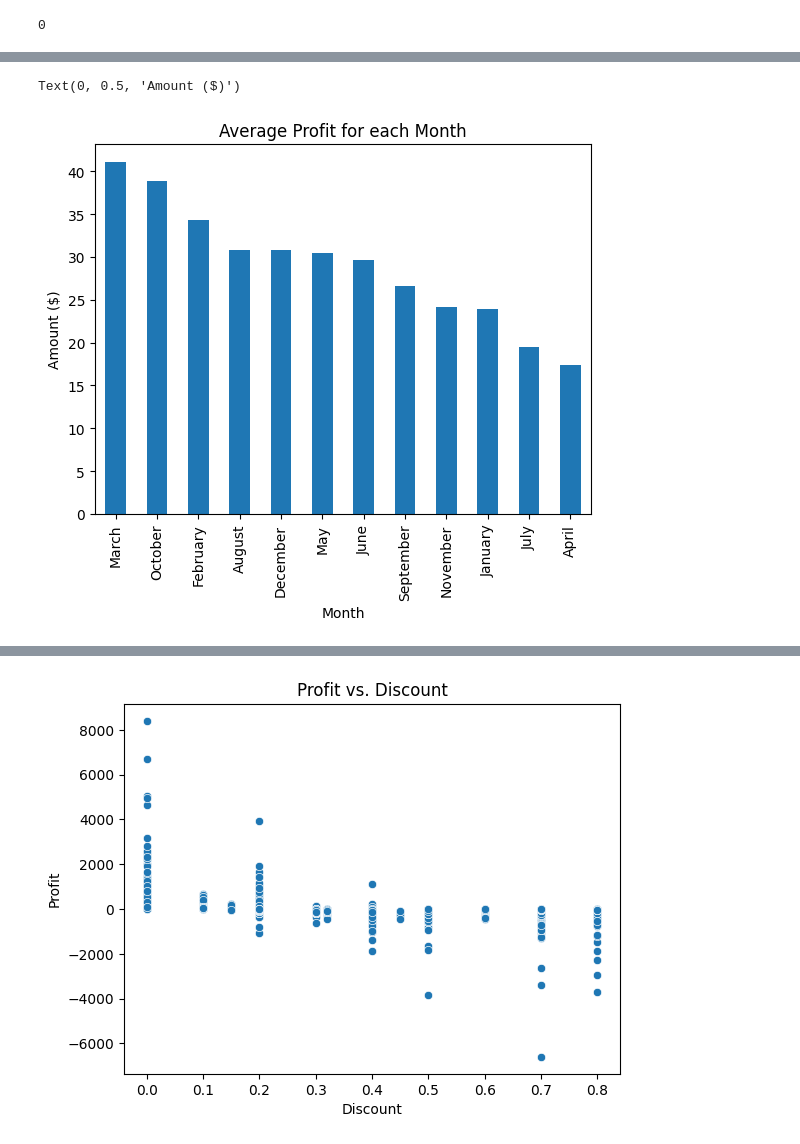
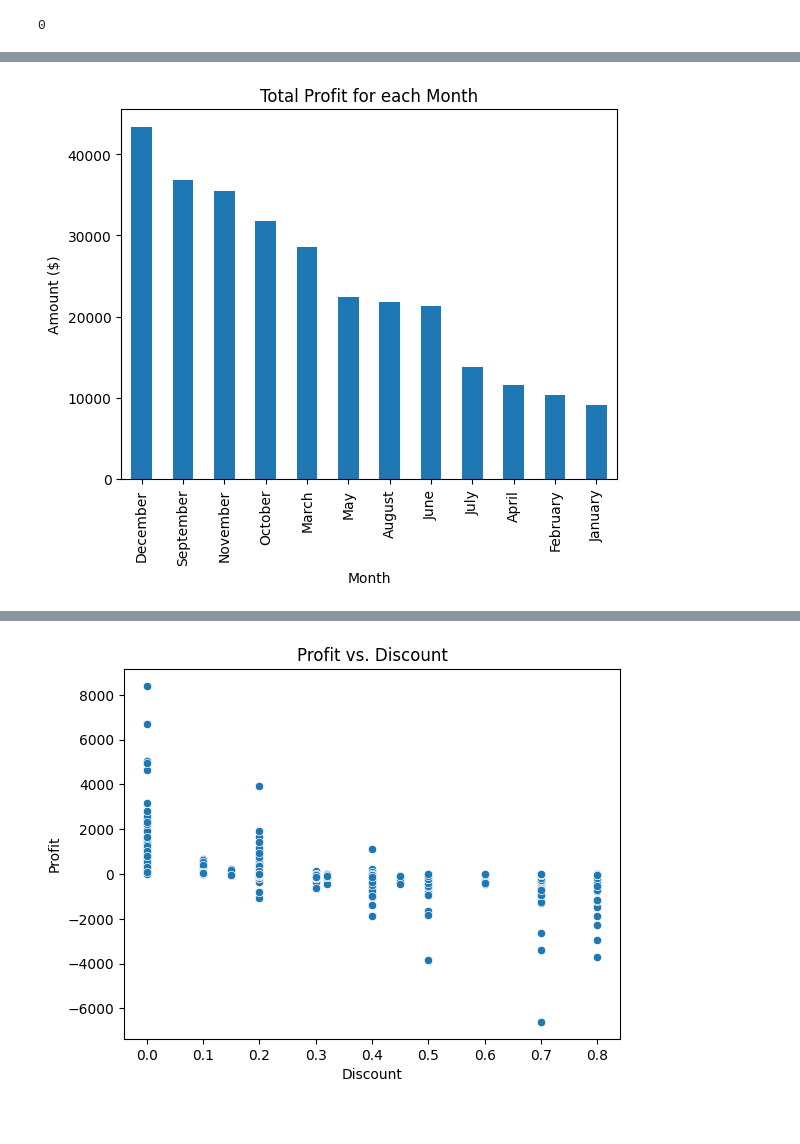
Before and after one commit to KyleNicholls19/StoreDataAnalysis, a Jupyter notebook: StoreAnalysis.ipynb, the cells around one changed output, grey strips where cells are left out. Cells and saved outputs as stored; diff of their text form; code cells hidden in the pictures.

```diff
--- a/StoreAnalysis.ipynb
+++ b/StoreAnalysis.ipynb
@@ -105,8 +157,8 @@ Text(0, 0.5, 'Amount ($)')
 # %%
-df.groupby("Month")["Profit"].mean().sort_values(ascending=False).head(12).plot(kind='bar')
+df.groupby("Month")["Profit"].sum().sort_values(ascending=False).head(12).plot(kind='bar')
 
-plt.title("Average Profit for each Month")
+plt.title("Total Profit for each Month")
 plt.ylabel("Amount ($)")
+plt.show()
 # %% [output]
-Text(0, 0.5, 'Amount ($)')
-[figure, old version]
+[figure, new version]
```
Also changed, not shown: parts of 12 cells of this notebook.
